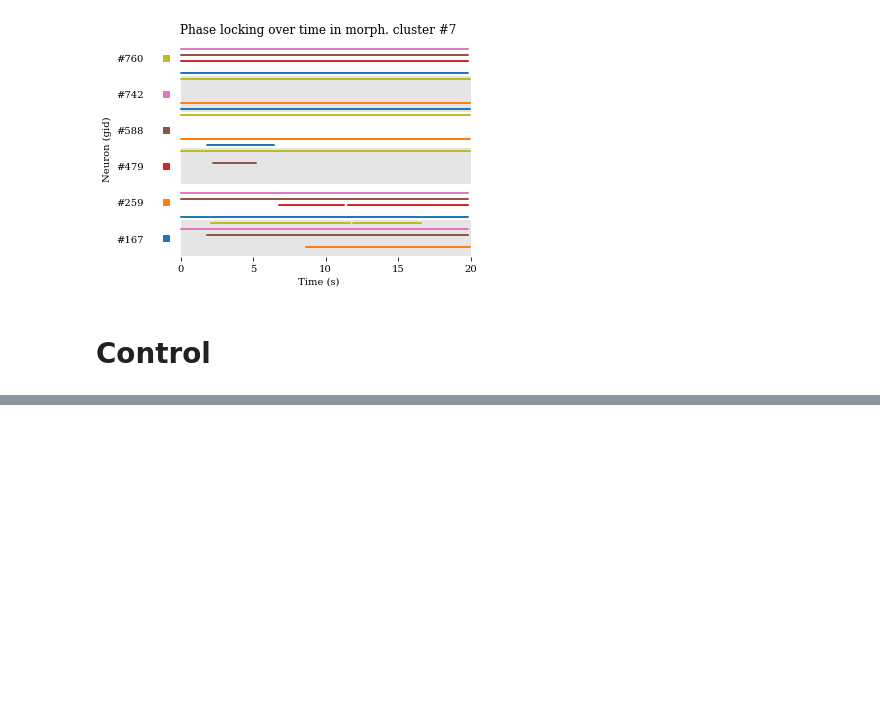
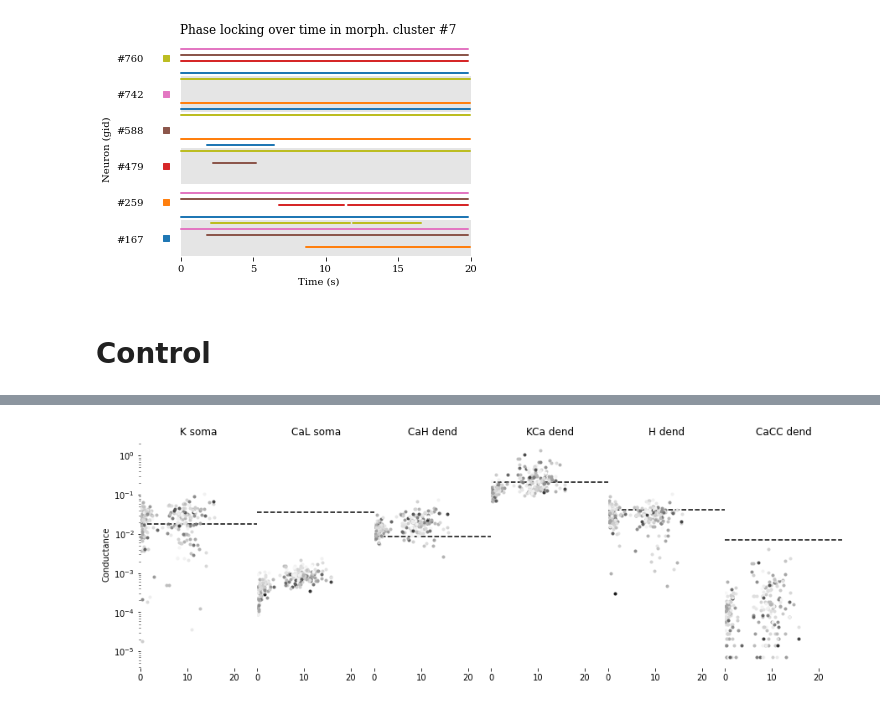
Before and after one commit to llandsmeer/iopublic, a Jupyter notebook: Make figures.ipynb, the cells around one changed output, grey strips where cells are left out. Saved outputs shown, nothing was run; the diff lists cells and outputs as text; code cells hidden in the pictures; blank space fills up the shorter version.

```diff
--- a/Make figures.ipynb
+++ b/Make figures.ipynb
@@ -397,0 +488,58 @@ NameError: name 'vsall_conn_tune' is not defined
+# %%
+import json
+import h5py
+import matplotlib.pyplot as plt
+import numpy as np
+
+selected = '2021-12-08-shadow_averages_0.001_0.8_d1666304-c6fc-4346-a55d-a99b3aad55be'
+f = h5py.File('imgdata/control_tuning.h5', 'r')
+x1 = np.array(simdata.get('x1'))
+x2 = np.array(simdata.get('x2'))
+simdata = f[selected]
+
+names = 'scal_ks', 'scal_cal', 'scal_cah', 'scal_kca', 'scal_h', 'scal_cacc'
+zeros = 0.015 * 1.2, \
+        0.030 * 1.2, \
+        0.010 * 1.7 / 2, \
+        0.200 * 0.7 * 1.5, \
+        0.025 * 1.7, \
+        0.007
+readable = 'K soma', 'CaL soma', 'CaH dend', 'KCa dend', 'H dend', 'CaCC dend'
+
+cm = plt.get_cmap('gray')
+
+fig, ax = plt.subplots(ncols = len(names), figsize=(15, 5), sharey=True)
+plt.subplots_adjust(wspace=0)
+
+with open(f'tuned_networks/{selected}') as f:
+    tuning = json.load(f)
+for gid, (mod, pop) in enumerate(zip(tuning['mods'], tuning['subpops'])):
+    if gid % 3 != 0:
+        continue
+    #if abs(pop['vamp_shadow'] - 10) < 2:
+    #    pass
+    #else:
+    #    continue
+    if not all(k in names for k in mod):
+        continue
+    for k, v in mod.items():
+        i = names.index(k)
+        v1 = pop['vamp_shadow']
+        v2 = (x1[gid] - 0.4) * 2
+        ax[i].plot(v1, v * zeros[i], '.', color=cm(v2))
+for i, (n, z) in enumerate(zip(readable, zeros)):
+    ax[i].set_title(n)
+    ax[i].set_xlim([0, 25])
+    ax[i].axhline(z, ls='--', zorder=-100, color='black')
+    ax[i].set_yscale('log')
+    ax[i].spines['top'].set_visible(False)
+    ax[i].spines['right'].set_visible(False)
+    ax[i].spines['bottom'].set_visible(False)
+    ax[i].spines['left'].set_visible(False)
+    if i > 0:
+        #ax[i].set_yticks([])
+        #plt.setp(ax[i].get_xticklabels(), visible=False)
+        ax[i].yaxis.set_ticks_position('none')
+ax[0].set_ylabel('Conductance');
+# %% [output]
+[figure, added]
```
Also changed, not shown: parts of 4 cells of this notebook.
